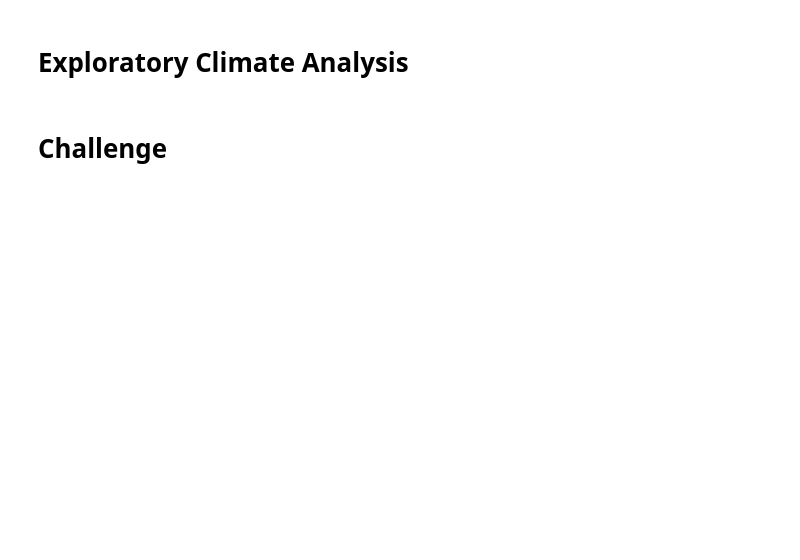
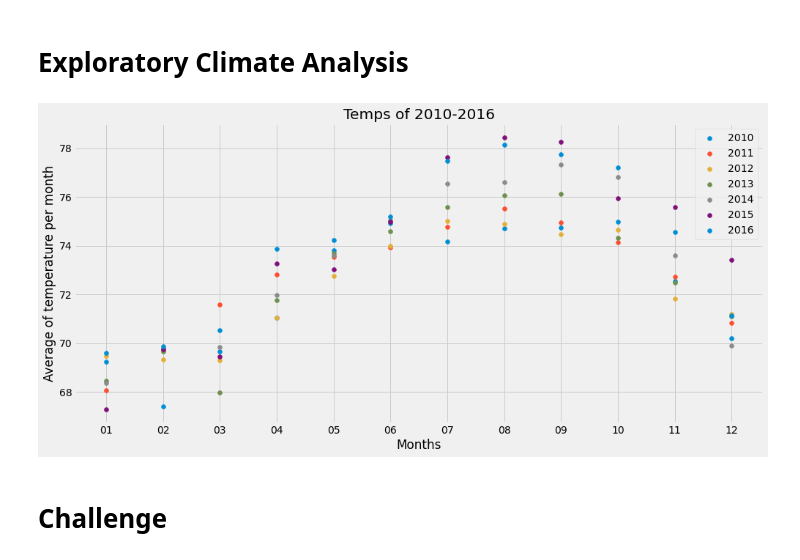
Before and after one commit to MalliVelazquez/Surfs_up, a Jupyter notebook: climate_analysis.ipynb, the cells around one changed output. Saved outputs shown, nothing was run; the diff lists cells and outputs as text; code cells hidden in the pictures; blank space fills up the shorter version.

```diff
--- a/climate_analysis.ipynb
+++ b/climate_analysis.ipynb
@@ -24,7 +29,8 @@ engine
 Engine(sqlite:///hawaii.sqlite)
 # %%
 # reflect an existing database into a new model
-
+Base = automap_base()
 # reflect the tables
+Base.prepare(engine, reflect=True)
 # %%
 # We can view all of the classes that automap found
@@ -31,6 +40,9 @@ Engine(sqlite:///hawaii.sqlite)
 # %%
 # Save references to each table
+Measurement = Base.classes.measurement
+Station = Base.classes.station
 # %%
 # Create our session (link) from Python to the DB
+session = Session(engine)
 # %% [markdown]
 # Exploratory Climate Analysis
@@ -54,3 +49,37 @@ Engine(sqlite:///hawaii.sqlite)
+# %%
+def get_average_for_months(df, year, column = 'temps'):
+    out = {}
+    for month in range(1,13):
+        month = '0' + str(month) if month < 10 else str(month)
+        #print(f'date.str.contains("{year}-{month}")')
+        data = df.query(f'date.str.contains("{year}-{month}")', engine='python')
+        if not data.empty:
+            out[month] = data[column].mean()
+        else:
+            out[month] = 0
+    return out
+
+def get_year_df(year):
+    temps = session.query(Measurement.date, Measurement.tobs, Measurement.prcp).filter(extract('year', Measurement.date)==year).all()
+    df = pd.DataFrame(temps, columns=['date','temps', 'precipitation'])
+    df.set_index(df['date'], inplace=True)
+    # Sort the dataframe by date
+    df = df.sort_index()
+    return df
+# %%
+plt.figure(figsize=(15, 7))
+for year in range(2010,2017):
+    df_temp = get_year_df(year)
+    dict_temp = get_average_for_months(df_temp, year)
+    plt.scatter(dict_temp.keys(), dict_temp.values(), label = str(year))
+
+plt.legend()
+plt.title('Temps of 2010-2016')
+plt.xlabel('Months')
+plt.ylabel('Average of temperature per month')
+plt.show()
+# %% [output]
+[figure, added]
 # %%
 # What are the most active stations?
 # List the stations and the counts in descending order.
```
Also changed, not shown: parts of 6 cells of this notebook, 1 other file.
